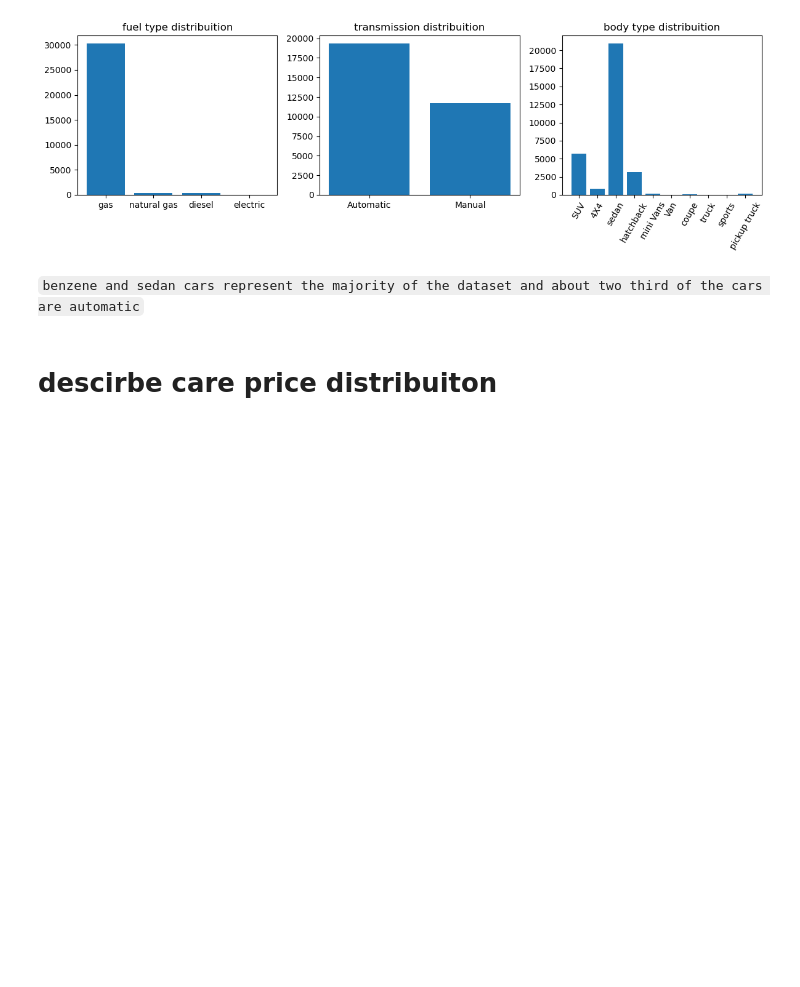
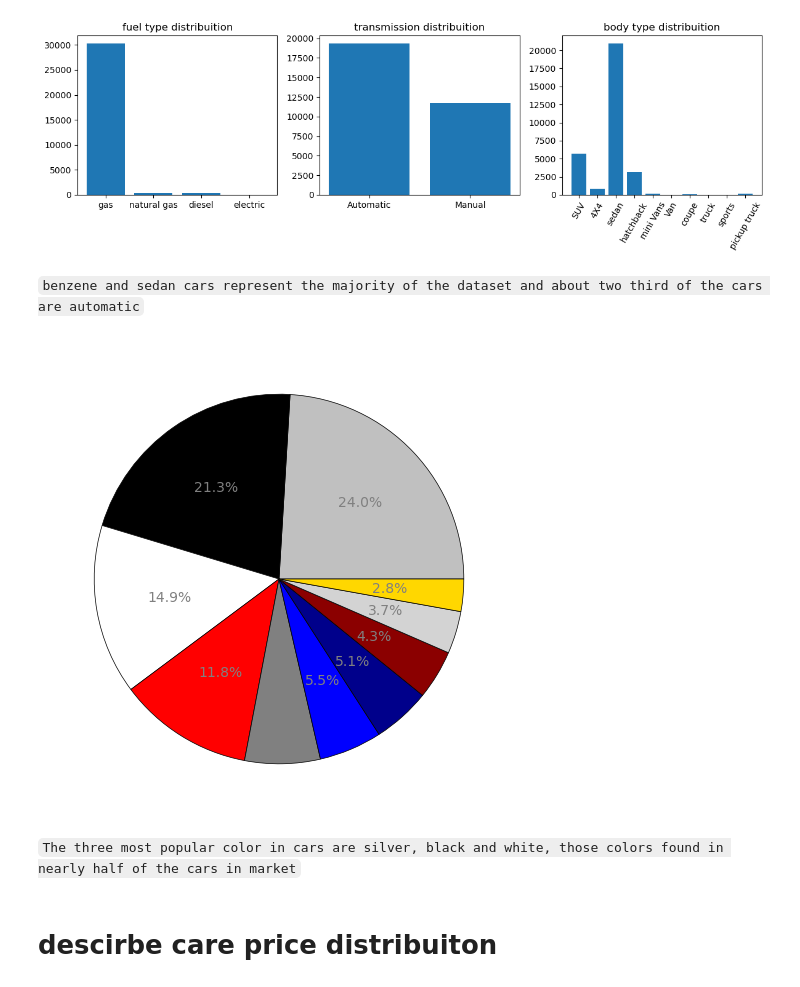
Before and after one commit to aya9aladdin/used-cars-price-prediction, a Jupyter notebook: notebooks/analysis&modeling.ipynb, the cells around one changed output. Cells and saved outputs as stored; diff of their text form; code cells hidden in the pictures; blank space fills up the shorter version.

Commit message:
images

```diff
--- a/notebooks/analysis&modeling.ipynb
+++ b/notebooks/analysis&modeling.ipynb
@@ -376,8 +383,35 @@ plt.show()
 # %% [output]
 set_ticklabels() should only be used with a fixed number of ticks, i.e. after set_ticks() or using a FixedLocator.
 [figure]
-# %% [markdown]
-`benzene and sedan cars represent the majority of the dataset and about two third of the cars are automatic`
+# %% [markdown]
+`benzene and sedan cars represent the majority of the dataset and about two third of the cars are automatic`
+# %%
+colors = car_df.groupBy('color').count().orderBy('count', ascending=False).collect()
+count = []
+color_list = []
+
+for color in colors:
+    color_list.append(color['color'])
+    count.append(color['count'])
+
+
+color_list[color_list.index('Dark blue')] = '#00008B'
+color_list[color_list.index('Dark red')] = '#8B0000'
+color_list[color_list.index('Light grey')] = '#D3D3D3'
+color_list[color_list.index('Dark green')] = '#013220'
+
+plt.figure(figsize=(10, 6))
+
+plt.pie(count[:10], colors=color_list, autopct = '%1.1f%%', wedgeprops = {'edgecolor' : 'black',
+                      'linewidth': 0.5,
+                      },
+                      textprops={'color':'grey',
+                      })
+plt.show()
+# %% [output]
+[figure, added]
+# %% [markdown]
+`The three most popular color in cars are silver, black and white, those colors found in nearly half of the cars in market`
 # %% [markdown]
 # descirbe care price distribuiton
 # %%
```
Also changed, not shown: parts of 2 cells of this notebook, 12 other files.
